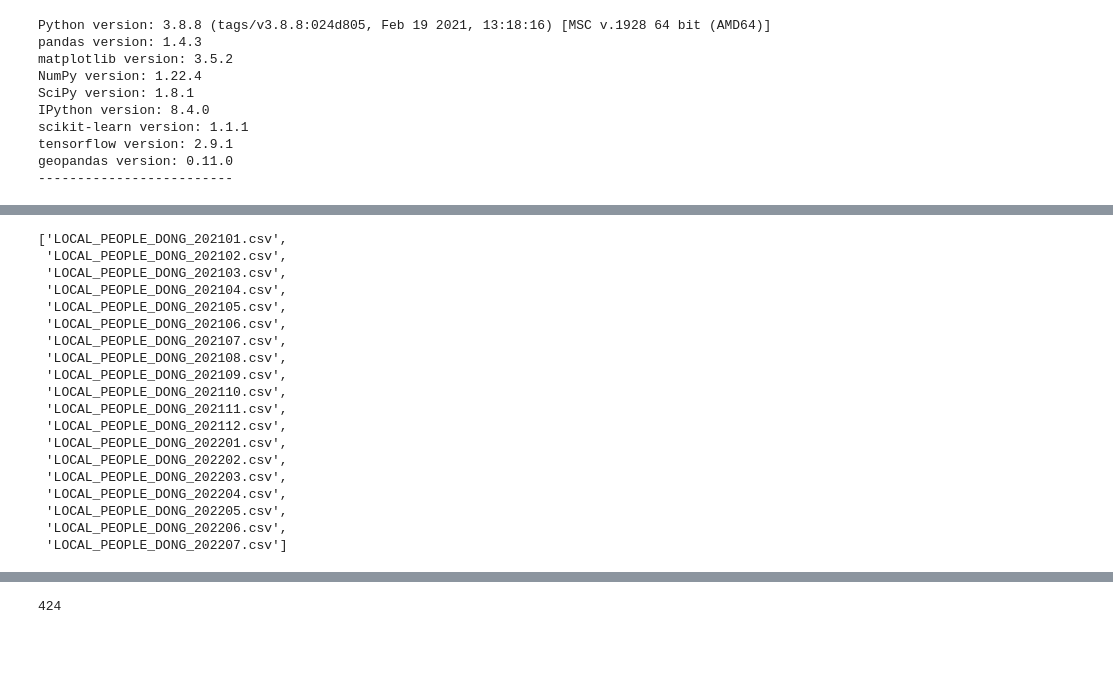
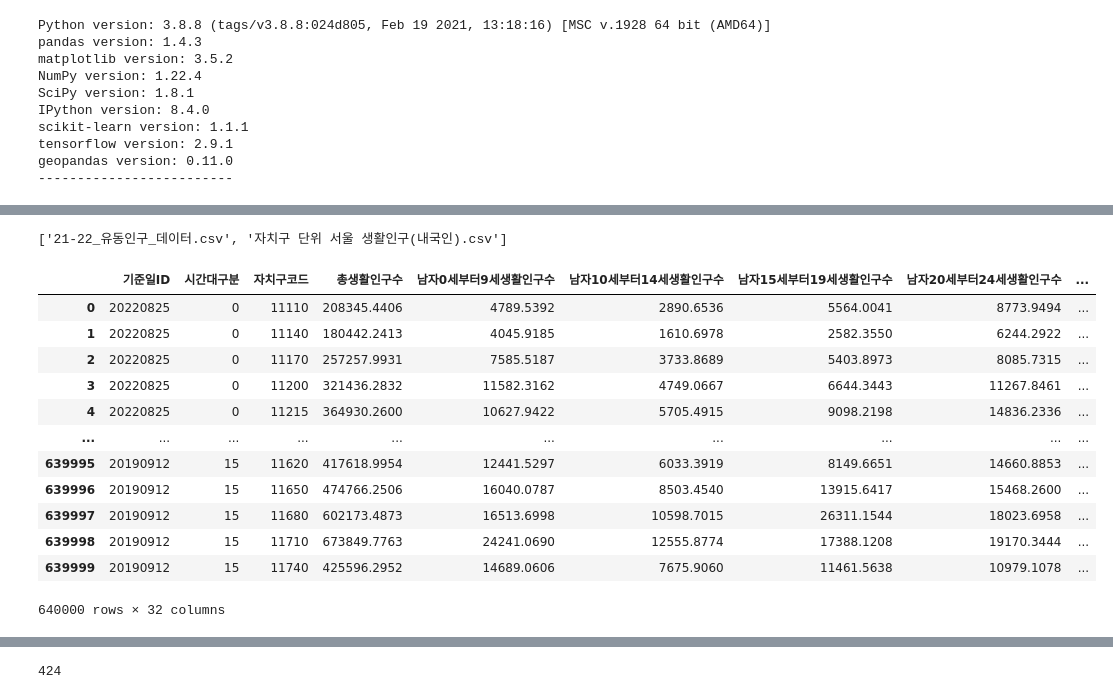
Before and after one commit to ChoiInYeol/KHUDA-Seoul-BigDataCampus, a Jupyter notebook: 6.유동인구데이터전처리.ipynb, the cells around one changed output, grey strips where cells are left out. Cells and saved outputs as stored; diff of their text form; code cells hidden in the pictures; blank space fills up the shorter version.

```diff
--- a/6.유동인구데이터전처리.ipynb
+++ b/6.유동인구데이터전처리.ipynb
@@ -115,24 +115,6 @@ os.getcwd()
 os.chdir("c:\\Users\\chldl\\Desktop\\공부\\공모전\\통계데이터활용경진대회\\서울시빅데이터캠퍼스\\생활인구")
 # %%
 forders = os.listdir()
-forders[36:]
+forders
 # %% [output]
-['LOCAL_PEOPLE_DONG_202101.csv',
- 'LOCAL_PEOPLE_DONG_202102.csv',
- 'LOCAL_PEOPLE_DONG_202103.csv',
- 'LOCAL_PEOPLE_DONG_202104.csv',
- 'LOCAL_PEOPLE_DONG_202105.csv',
- 'LOCAL_PEOPLE_DONG_202106.csv',
- 'LOCAL_PEOPLE_DONG_202107.csv',
- 'LOCAL_PEOPLE_DONG_202108.csv',
- 'LOCAL_PEOPLE_DONG_202109.csv',
- 'LOCAL_PEOPLE_DONG_202110.csv',
- 'LOCAL_PEOPLE_DONG_202111.csv',
- 'LOCAL_PEOPLE_DONG_202112.csv',
- 'LOCAL_PEOPLE_DONG_202201.csv',
- 'LOCAL_PEOPLE_DONG_202202.csv',
- 'LOCAL_PEOPLE_DONG_202203.csv',
- 'LOCAL_PEOPLE_DONG_202204.csv',
- 'LOCAL_PEOPLE_DONG_202205.csv',
- 'LOCAL_PEOPLE_DONG_202206.csv',
- 'LOCAL_PEOPLE_DONG_202207.csv']
+['21-22_유동인구_데이터.csv', '자치구 단위 서울 생활인구(내국인).csv']
@@ -145 +123,17 @@ for files in forders[36:]:
+# %%
+df
+# %% [output]
+|  | 기준일ID | 시간대구분 | 자치구코드 | 총생활인구수 | 남자0세부터9세생활인구수 | 남자10세부터14세생활인구수 | 남자15세부터19세생활인구수 | 남자20세부터24세생활인구수 | ... |
+| 0 | 20220825 | 0 | 11110 | 208345.4406 | 4789.5392 | 2890.6536 | 5564.0041 | 8773.9494 | ... |
+| 1 | 20220825 | 0 | 11140 | 180442.2413 | 4045.9185 | 1610.6978 | 2582.3550 | 6244.2922 | ... |
+| 2 | 20220825 | 0 | 11170 | 257257.9931 | 7585.5187 | 3733.8689 | 5403.8973 | 8085.7315 | ... |
+| 3 | 20220825 | 0 | 11200 | 321436.2832 | 11582.3162 | 4749.0667 | 6644.3443 | 11267.8461 | ... |
+| 4 | 20220825 | 0 | 11215 | 364930.2600 | 10627.9422 | 5705.4915 | 9098.2198 | 14836.2336 | ... |
+| ... | ... | ... | ... | ... | ... | ... | ... | ... | ... |
+| 639995 | 20190912 | 15 | 11620 | 417618.9954 | 12441.5297 | 6033.3919 | 8149.6651 | 14660.8853 | ... |
+| 639996 | 20190912 | 15 | 11650 | 474766.2506 | 16040.0787 | 8503.4540 | 13915.6417 | 15468.2600 | ... |
+| 639997 | 20190912 | 15 | 11680 | 602173.4873 | 16513.6998 | 10598.7015 | 26311.1544 | 18023.6958 | ... |
+| 639998 | 20190912 | 15 | 11710 | 673849.7763 | 24241.0690 | 12555.8774 | 17388.1208 | 19170.3444 | ... |
+| 639999 | 20190912 | 15 | 11740 | 425596.2952 | 14689.0606 | 7675.9060 | 11461.5638 | 10979.1078 | ... |
+640000 rows × 32 columns
 # %%
```
Also changed, not shown: parts of 25 cells of this notebook, 5 other files.
